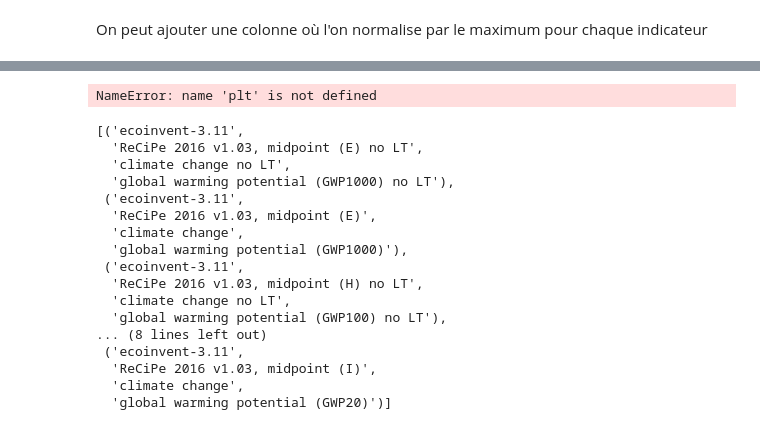
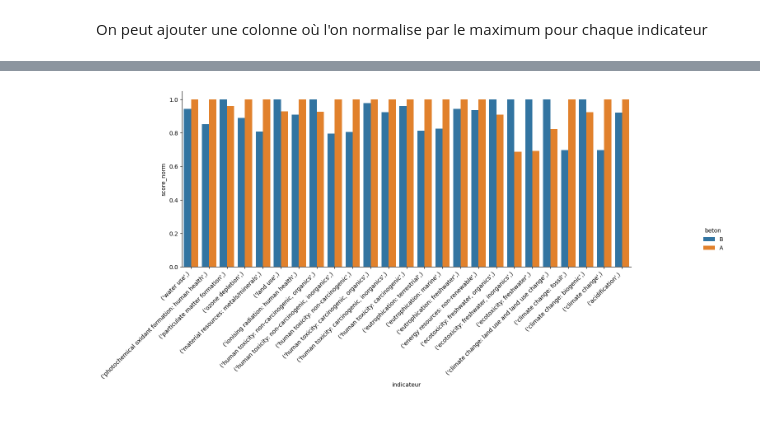
Before and after one commit to tchevilliet/ANCYV_2025, a Jupyter notebook: 2_BDD_création_de_procédé.ipynb, the cells around one changed output, grey strips where cells are left out. Saved outputs shown, nothing was run; the diff lists cells and outputs as text; code cells hidden in the pictures.

```diff
--- a/2_BDD_création_de_procédé.ipynb
+++ b/2_BDD_création_de_procédé.ipynb
@@ -395,6 +458,7 @@ res
 # %%
-fig, ax = plt.subplots()
-sns.catplot(data=res,x='indicateur',y='score_norm',kind='bar',hue='beton',errorbar=None)
-plt.xticks(rotation=45, ha='right')
+# fig, ax = plt.subplots(figsize=(10,5))
+g=sns.catplot(data=res,x='indicateur',y='score_norm',kind='bar',hue='beton',errorbar=None)
+g.fig.set_size_inches(20, 5);
+g.ax.set_xticklabels(g.ax.get_xticklabels(), rotation=45, ha='right');
 # %% [output]
-NameError: name 'plt' is not defined
+[figure, added]
@@ -433,21 +464,0 @@ df.to_csv('ReCiPe_CFS.csv')
-# %%
-met = [m for m in bd.methods if 'gwp' in str(m).lower() and 'recipe' in str(m).lower()]
-met
-# %% [output]
-[('ecoinvent-3.11',
-  'ReCiPe 2016 v1.03, midpoint (E) no LT',
-  'climate change no LT',
-  'global warming potential (GWP1000) no LT'),
- ('ecoinvent-3.11',
-  'ReCiPe 2016 v1.03, midpoint (E)',
-  'climate change',
-  'global warming potential (GWP1000)'),
- ('ecoinvent-3.11',
-  'ReCiPe 2016 v1.03, midpoint (H) no LT',
-  'climate change no LT',
-  'global warming potential (GWP100) no LT'),
-... (8 lines left out)
- ('ecoinvent-3.11',
-  'ReCiPe 2016 v1.03, midpoint (I)',
-  'climate change',
-  'global warming potential (GWP20)')]
```
Also changed, not shown: parts of 41 cells of this notebook, 16 other files.
